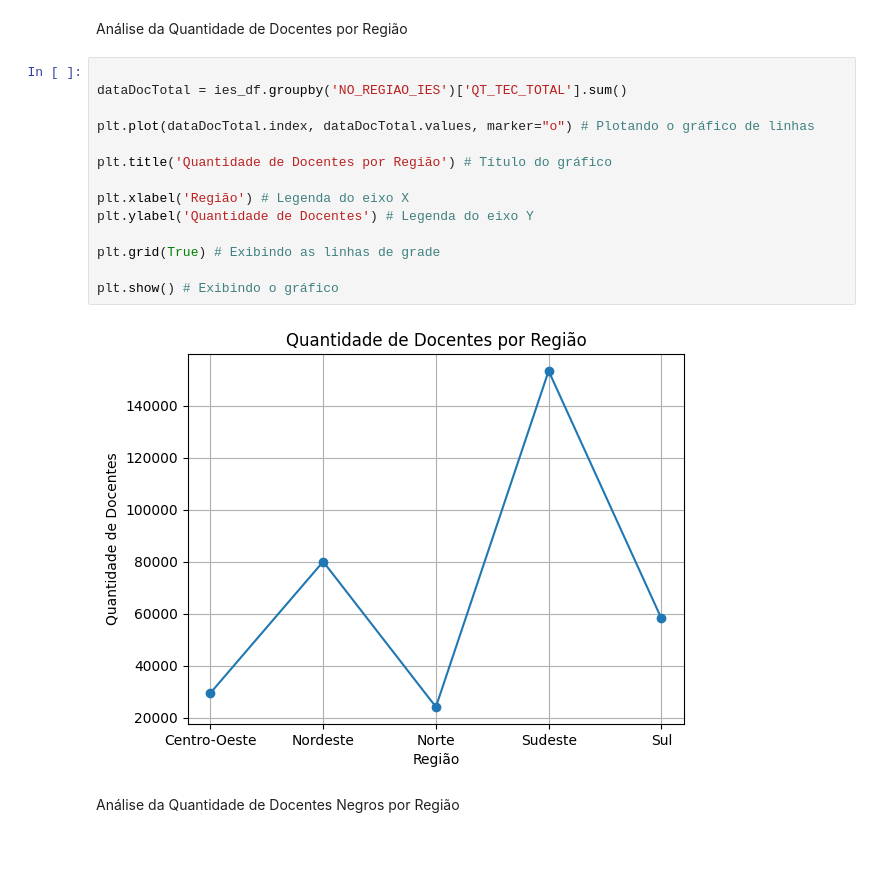
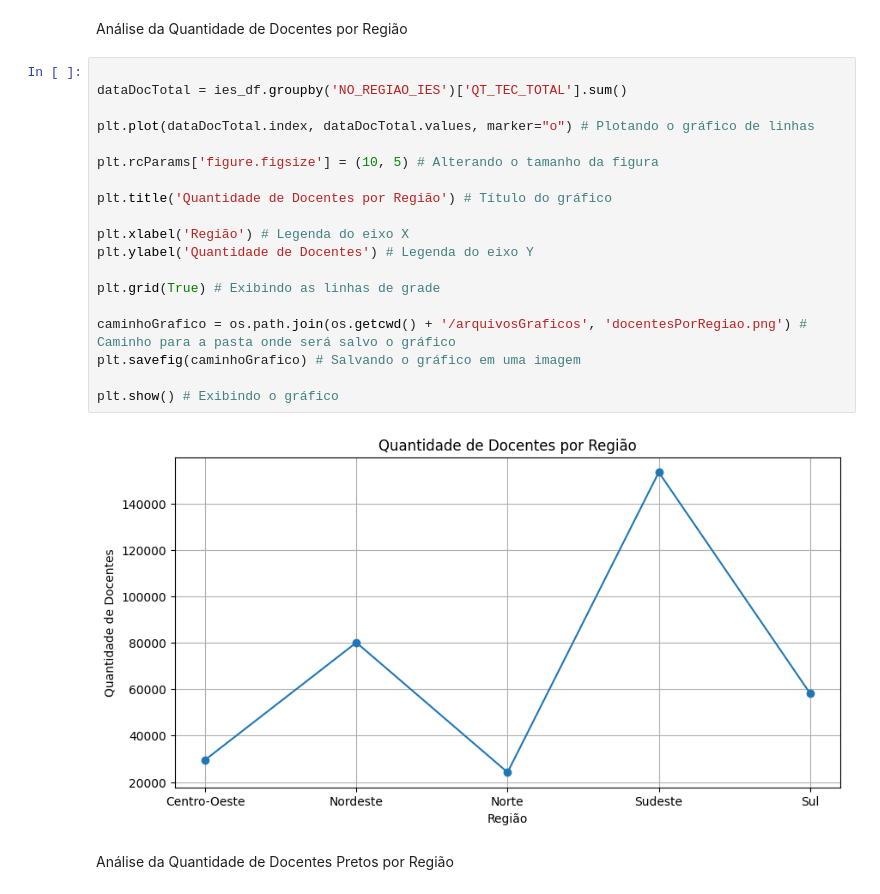
Before and after one commit to luanmenezesmatos/Kick-TrabalhoPython, a Jupyter notebook: script.ipynb, the cells around one changed output. Cells and saved outputs as stored; diff of their text form; blank space fills up the shorter version.

```diff
--- a/script.ipynb
+++ b/script.ipynb
@@ -39,18 +39,23 @@ Análise da Quantidade de Docentes por Região
 # %%
 
 dataDocTotal = ies_df.groupby('NO_REGIAO_IES')['QT_TEC_TOTAL'].sum()
 
 plt.plot(dataDocTotal.index, dataDocTotal.values, marker="o") # Plotando o gráfico de linhas
+
+plt.rcParams['figure.figsize'] = (10, 5) # Alterando o tamanho da figura
 
 plt.title('Quantidade de Docentes por Região') # Título do gráfico
 
 plt.xlabel('Região') # Legenda do eixo X
 plt.ylabel('Quantidade de Docentes') # Legenda do eixo Y
 
 plt.grid(True) # Exibindo as linhas de grade
 
+caminhoGrafico = os.path.join(os.getcwd() + '/arquivosGraficos', 'docentesPorRegiao.png') # Caminho para a pasta onde será salvo o gráfico
+plt.savefig(caminhoGrafico) # Salvando o gráfico em uma imagem
+
 plt.show() # Exibindo o gráfico
 # %% [output]
-[figure, old version]
+[figure, new version]
 # %% [markdown]
-Análise da Quantidade de Docentes Negros por Região
+Análise da Quantidade de Docentes Pretos por Região
```
Also changed, not shown: parts of 9 cells of this notebook, 7 other files.
